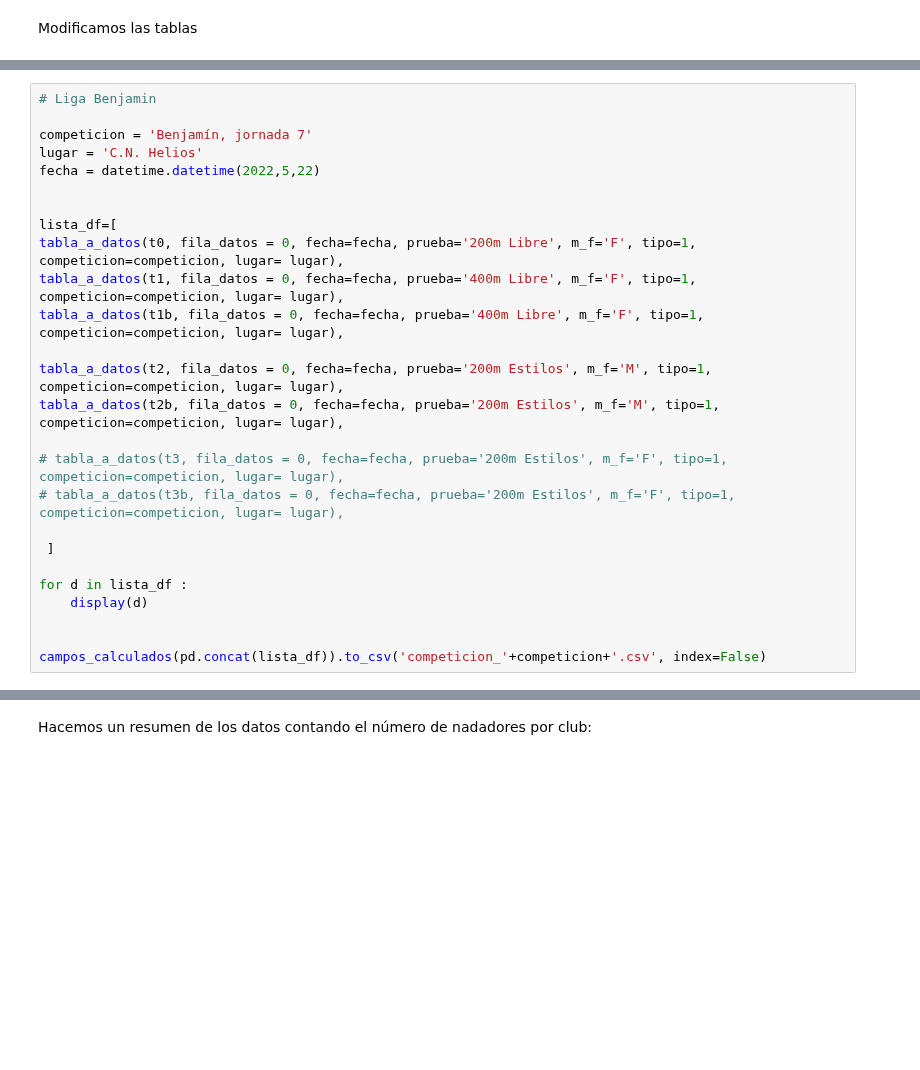
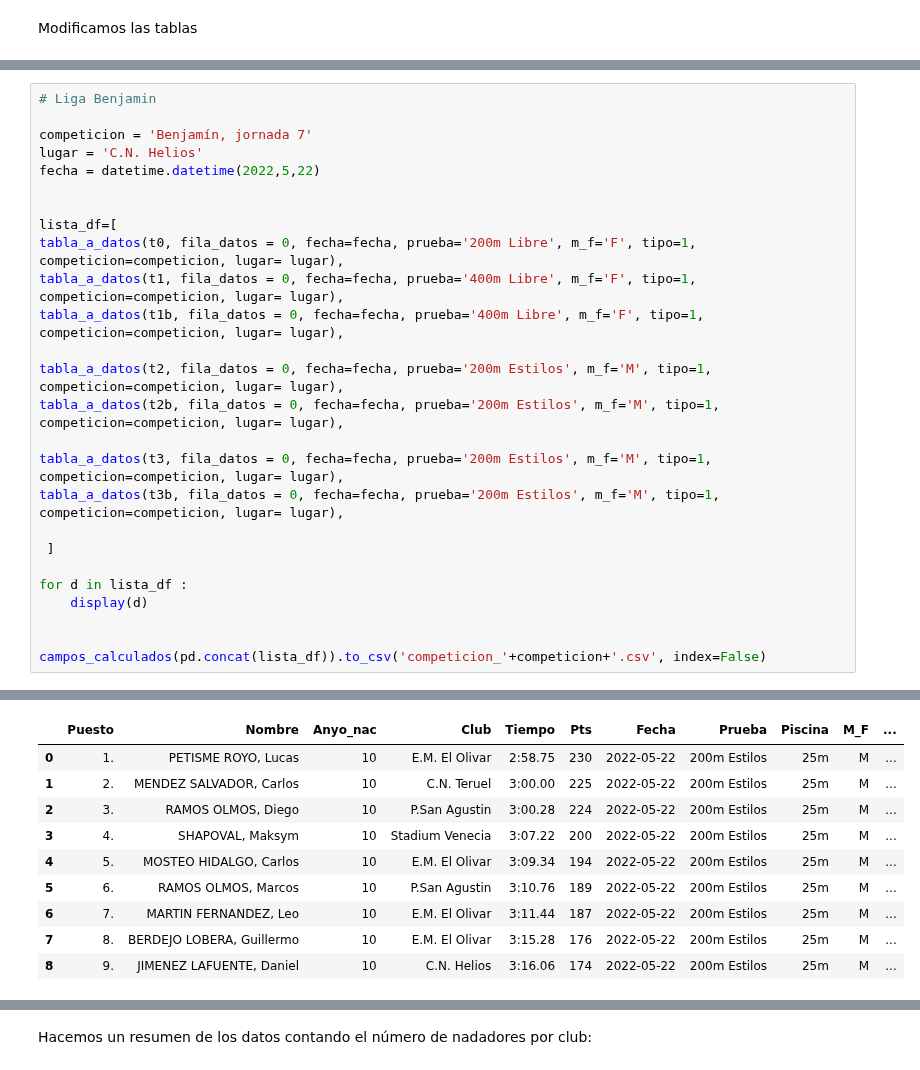
Before and after one commit to crdguez/dashboard_natacion, a Jupyter notebook: importar_datos/importar_datos_22_05_22.ipynb, the cells around one changed output, grey strips where cells are left out. Cells and saved outputs as stored; diff of their text form; blank space fills up the shorter version.

```diff
--- a/importar_datos/importar_datos_22_05_22.ipynb
+++ b/importar_datos/importar_datos_22_05_22.ipynb
@@ -308,8 +361,8 @@ tabla_a_datos(t1b, fila_datos = 0, fecha=fecha, prueba='400m Libre', m_f='F', ti
 tabla_a_datos(t2, fila_datos = 0, fecha=fecha, prueba='200m Estilos', m_f='M', tipo=1, competicion=competicion, lugar= lugar),
 tabla_a_datos(t2b, fila_datos = 0, fecha=fecha, prueba='200m Estilos', m_f='M', tipo=1, competicion=competicion, lugar= lugar),
 
-# tabla_a_datos(t3, fila_datos = 0, fecha=fecha, prueba='200m Estilos', m_f='F', tipo=1, competicion=competicion, lugar= lugar),
-# tabla_a_datos(t3b, fila_datos = 0, fecha=fecha, prueba='200m Estilos', m_f='F', tipo=1, competicion=competicion, lugar= lugar),
+tabla_a_datos(t3, fila_datos = 0, fecha=fecha, prueba='200m Estilos', m_f='M', tipo=1, competicion=competicion, lugar= lugar),
+tabla_a_datos(t3b, fila_datos = 0, fecha=fecha, prueba='200m Estilos', m_f='M', tipo=1, competicion=competicion, lugar= lugar),
 
  ]
 
@@ -354,30 +407,40 @@ campos_calculados(pd.concat(lista_df)).to_csv('competicion_'+competicion+'.csv',
 | 14 | 15. | RAZABAL INGELMO, Anahi | 12 | E.M. El Olivar | 7:41.44 | 130 | 2022-05-22 | 400m Libre | 25m | F | ... |
 | 15 | 16. | BERGES ALAEZ, Daniela | 12 | E.M. El Olivar | 7:43.47 | 128 | 2022-05-22 | 400m Libre | 25m | F | ... |
 | 16 | 17. | PES URREA, Pilar | 12 | P. San Agustin | 7:56.34 | 118 | 2022-05-22 | 400m Libre | 25m | F | ... |
 |  | Puesto | Nombre | Anyo_nac | Club | Tiempo | Pts | Fecha | Prueba | Piscina | M_F | ... |
 | 0 | 18. | SANCHEZ AGUADO, Enma | 12 | Stadium Casablanca | 7:57.84 | 117 | 2022-05-22 | 400m Libre | 25m | F | ... |
 | 1 | 19. | CEBRIAN PUEYO, Carolina | 12 | P. San Agustin | 8:00.03 | 115 | 2022-05-22 | 400m Libre | 25m | F | ... |
 | 2 | 20. | GALIPIENZO NAVARRO, Cristina | 12 | Stadium Venecia | 8:01.88 | 114 | 2022-05-22 | 400m Libre | 25m | F | ... |
 | 3 | 21. | GALIPIENZO NAVARRO, Paula | 12 | Stadium Venecia | 8:48.28 | 86 | 2022-05-22 | 400m Libre | 25m | F | ... |
 | 4 | 22. | GARCIA RUIZ, Sara | 12 | P. San Agustin | 10:20.72 | 53 | 2022-05-22 | 400m Libre | 25m | F | ... |
 |  | Puesto | Nombre | Anyo_nac | Club | Tiempo | Pts | Fecha | Prueba | Piscina | M_F | ... |
 | 0 | 1. | MARCO LOPEZ, Leo | 11 | C.N. Helios | 3:03.47 | 213 | 2022-05-22 | 200m Estilos | 25m | M | ... |
 | 1 | 2. | LOPEZ VELEZ, Marcos | 11 | E.M. El Olivar | 3:09.13 | 194 | 2022-05-22 | 200m Estilos | 25m | M | ... |
 | 2 | 3. | MODREGO MARQUETA, Alejandro | 11 | Stadium Venecia | 3:10.38 | 190 | 2022-05-22 | 200m Estilos | 25m | M | ... |
 | 3 | 4. | CAVERO GARCIA, Daniel | 11 | Stadium Casablanca | 3:12.12 | 185 | 2022-05-22 | 200m Estilos | 25m | M | ... |
 | 4 | 5. | RODRIGUEZ ARTIEDA, Marcelo | 11 | C.N. Helios | 3:13.06 | 183 | 2022-05-22 | 200m Estilos | 25m | M | ... |
 | 5 | 6. | SERRABLO HUESO, Diego | 11 | Stadium Venecia | 3:15.47 | 176 | 2022-05-22 | 200m Estilos | 25m | M | ... |
 | 6 | 7. | BESCOS RODRIGUEZ, Jesus | 11 | E.M. El Olivar | 3:17.22 | 171 | 2022-05-22 | 200m Estilos | 25m | M | ... |
 | 7 | 8. | SANCHO GRAUS, Bruno | 11 | E.M. El Olivar | 3:23.57 | 156 | 2022-05-22 | 200m Estilos | 25m | M | ... |
 | 8 | 9. | BELTRAN VIEJO, Arturo | 11 | E.M. El Olivar | 3:28.18 | 146 | 2022-05-22 | 200m Estilos | 25m | M | ... |
 | 9 | 10. | MARTINEZ ANTUNEZ, Roman | 11 | Stadium Venecia | 3:28.25 | 145 | 2022-05-22 | 200m Estilos | 25m | M | ... |
 | 10 | 11. | ANGUAS FELIZ, Aquiles | 11 | E.M. El Olivar | 3:28.41 | 145 | 2022-05-22 | 200m Estilos | 25m | M | ... |
 | 11 | 12. | BEAMONTE MARTIN, Diego | 11 | P. San Agustin | 3:35.03 | 132 | 2022-05-22 | 200m Estilos | 25m | M | ... |
 | 12 | 13. | LAFUENTE GARCIA, Victor | 11 | C.N. Helios | 3:35.66 | 131 | 2022-05-22 | 200m Estilos | 25m | M | ... |
 |  | Puesto | Nombre | Anyo_nac | Club | Tiempo | Pts | Fecha | Prueba | Piscina | M_F | ... |
 | 0 | 14. | ALCALDE MARTINEZ, Martin | 11 | C.N. Helios | 3:48.18 | 110 | 2022-05-22 | 200m Estilos | 25m | M | ... |
 | 1 | 15. | BORROY SANCHEZ, Martin | 11 | Stadium Casablanca | 3:49.09 | 109 | 2022-05-22 | 200m Estilos | 25m | M | ... |
 | 2 | 16. | GARCIA DE LA SERNA, Alejandro | 11 | C.N. Helios | 3:53.38 | 103 | 2022-05-22 | 200m Estilos | 25m | M | ... |
 | 3 | 17. | NAVARRO PARDOS, Francisco | 11 | H2ogo C.N. | 3:57.92 | 97 | 2022-05-22 | 200m Estilos | 25m | M | ... |
 | 4 | 18. | ROMERO SANTOS, Kilian | 11 | C.N. Helios | 3:59.81 | 95 | 2022-05-22 | 200m Estilos | 25m | M | ... |
 | 5 | 19. | QUINTANILLA CARBAJO, Amaro | 11 | H2ogo C.N. | 4:31.38 | 65 | 2022-05-22 | 200m Estilos | 25m | M | ... |
+|  | Puesto | Nombre | Anyo_nac | Club | Tiempo | Pts | Fecha | Prueba | Piscina | M_F | ... |
+| 0 | 1. | PETISME ROYO, Lucas | 10 | E.M. El Olivar | 2:58.75 | 230 | 2022-05-22 | 200m Estilos | 25m | M | ... |
+| 1 | 2. | MENDEZ SALVADOR, Carlos | 10 | C.N. Teruel | 3:00.00 | 225 | 2022-05-22 | 200m Estilos | 25m | M | ... |
+| 2 | 3. | RAMOS OLMOS, Diego | 10 | P.San Agustin | 3:00.28 | 224 | 2022-05-22 | 200m Estilos | 25m | M | ... |
+| 3 | 4. | SHAPOVAL, Maksym | 10 | Stadium Venecia | 3:07.22 | 200 | 2022-05-22 | 200m Estilos | 25m | M | ... |
+| 4 | 5. | MOSTEO HIDALGO, Carlos | 10 | E.M. El Olivar | 3:09.34 | 194 | 2022-05-22 | 200m Estilos | 25m | M | ... |
+| 5 | 6. | RAMOS OLMOS, Marcos | 10 | P.San Agustin | 3:10.76 | 189 | 2022-05-22 | 200m Estilos | 25m | M | ... |
+| 6 | 7. | MARTIN FERNANDEZ, Leo | 10 | E.M. El Olivar | 3:11.44 | 187 | 2022-05-22 | 200m Estilos | 25m | M | ... |
+| 7 | 8. | BERDEJO LOBERA, Guillermo | 10 | E.M. El Olivar | 3:15.28 | 176 | 2022-05-22 | 200m Estilos | 25m | M | ... |
+| 8 | 9. | JIMENEZ LAFUENTE, Daniel | 10 | C.N. Helios | 3:16.06 | 174 | 2022-05-22 | 200m Estilos | 25m | M | ... |
```
Also changed, not shown: parts of 4 cells of this notebook, 3 other files.
